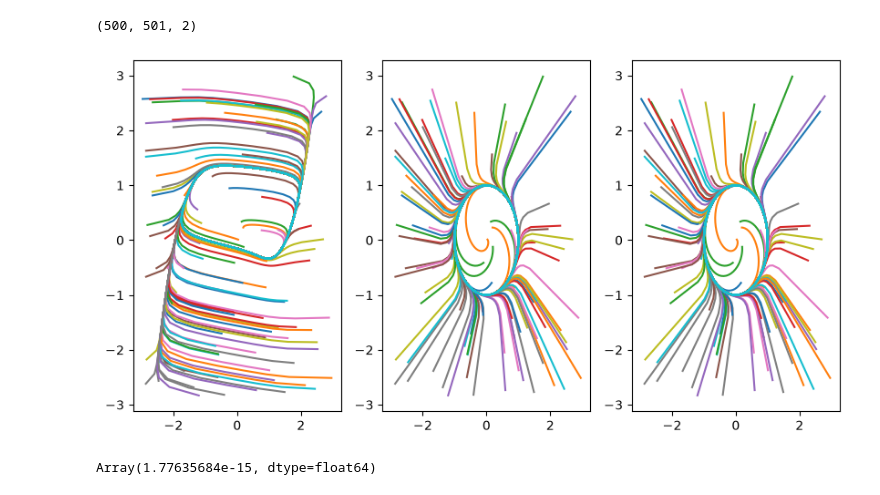
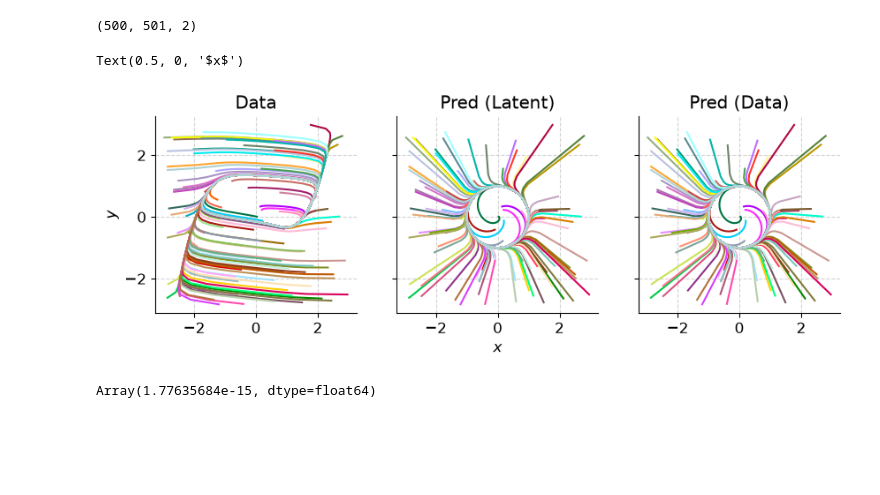
Before and after one commit to Jhko725/deep_isochron, a Jupyter notebook: prototype.ipynb, the cells around one changed output. Cells and saved outputs as stored; diff of their text form; code cells hidden in the pictures; blank space fills up the shorter version.

```diff
--- a/prototype.ipynb
+++ b/prototype.ipynb
@@ -108,9 +44,3 @@ print(u_train.shape)
 # %%
-fig, ax = plt.subplots(1, 1, figsize=(4, 4))
-for i in range(0, len(u_train)):
-    ax.plot(*u_train[i].T, alpha=0.9, linewidth=1.0)
-ax.scatter(*u_train[:, 0].T, s=3, color="black", alpha=0.9)
-ax.set_xlabel("$x$")
-ax.set_ylabel("$y$")
-ax.set_aspect("equal")
+fig = plot_source_trajectories(source)
 # %% [output]
@@ -118,6 +47,0 @@ ax.set_aspect("equal")
-# %%
-source = TimeSeriesDataSource(t, u_train)  # whole trajectories; windows are transforms
-"""
-ds_weighted = windows(source, 100, seed=2, weight=transient_weight(boost=4.0, tau=20.0))
-ds_combine = mixed_windows(source, 100, 100, weights=(1, 1), seed=0) # per-element ref
-"""
@@ -192,0 +77,10 @@ u_train.shape
+# %%
+cfg = compose(
+    "data=fhn",
+    "model=conjugacy",
+    "model.inn.coupling.bijection._target_=deep_isochron.model.invertible.CubicBSpline",
+    "num_steps=10000",
+    "device=2",
+)
+exp = Experiment.setup(cfg, "./runs/c2")
+exp.state.model
@@ -193,15 +106,24 @@ u_train.shape
 # %%
-u_pred, y_pred = eqx.filter_vmap(model, in_axes=(None, 0))(t, u_train[:, 0])
+ts, ys = source.ts, source.ys
+model = exp.state.model
+u_pred, y_pred = eqx.filter_vmap(model, in_axes=(None, 0))(ts, ys[:, 0])
 u_pred.shape
 # %% [output]
 (500, 501, 2)
 # %%
-fig, axes = plt.subplots(1, 3, figsize=(10, 5))
+fig, axes = plt.subplots(1, 3, figsize=(10, 4), sharex=True, sharey=True)
+titles = ("Data", "Pred (Latent)", "Pred (Data)")
 for i in range(0, len(u_pred), 5):
-    axes[0].plot(*u_train[i].T)
+    axes[0].plot(*ys[i].T)
     axes[1].plot(*u_pred[i].T)
     axes[2].plot(*y_pred[i].T)
+for ax, t in zip(axes, titles):
+    ax.set_aspect("equal")
+    ax.set_title(t)
+axes[0].set_ylabel("$y$")
+axes[1].set_xlabel("$x$", fontsize="medium")
 # %% [output]
+Text(0.5, 0, '$x$')
-[figure, old version]
+[figure, new version]
 # %%
 u_train_ae = eqx.filter_vmap(lambda x: model.bijection.inverse(model.bijection(x)))(
```
Also changed, not shown: parts of 32 cells of this notebook, 12 other files.
